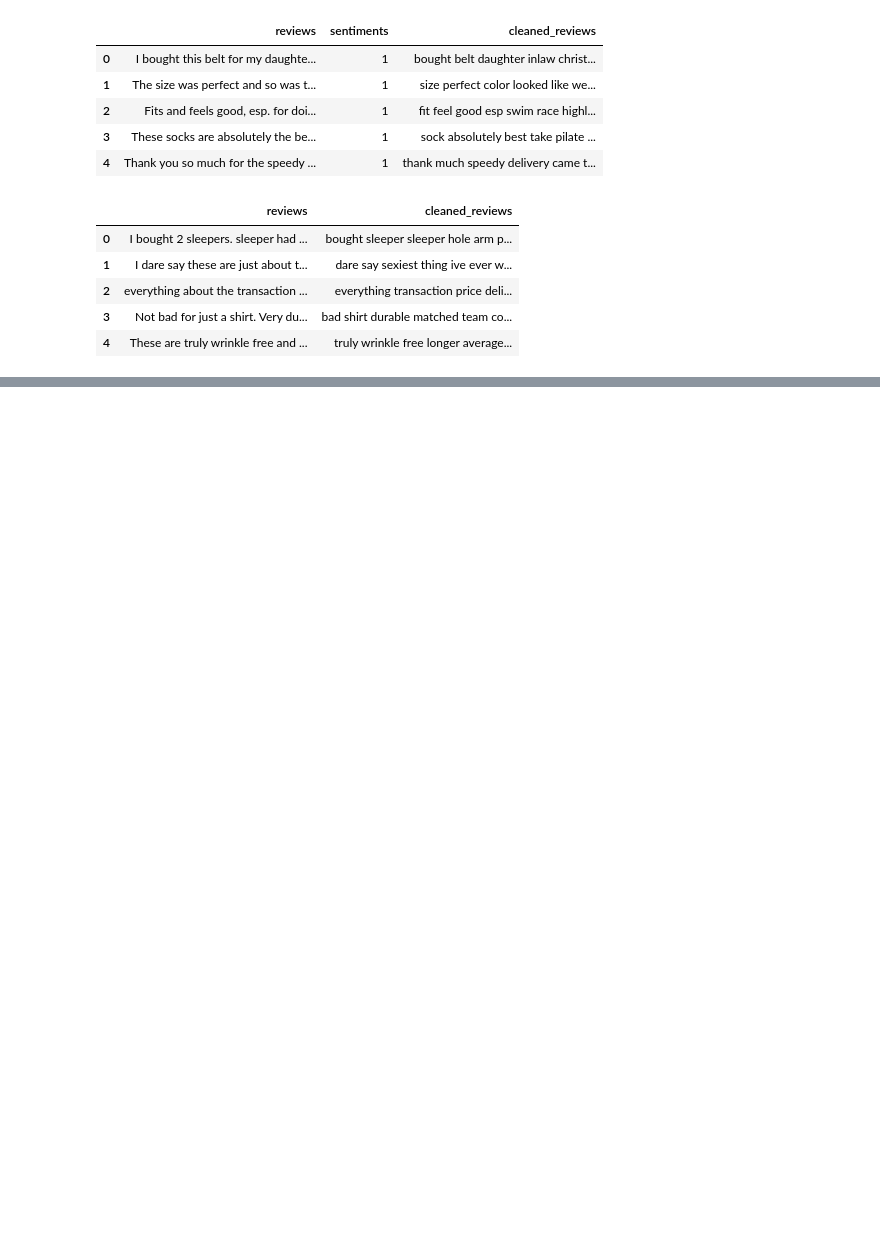
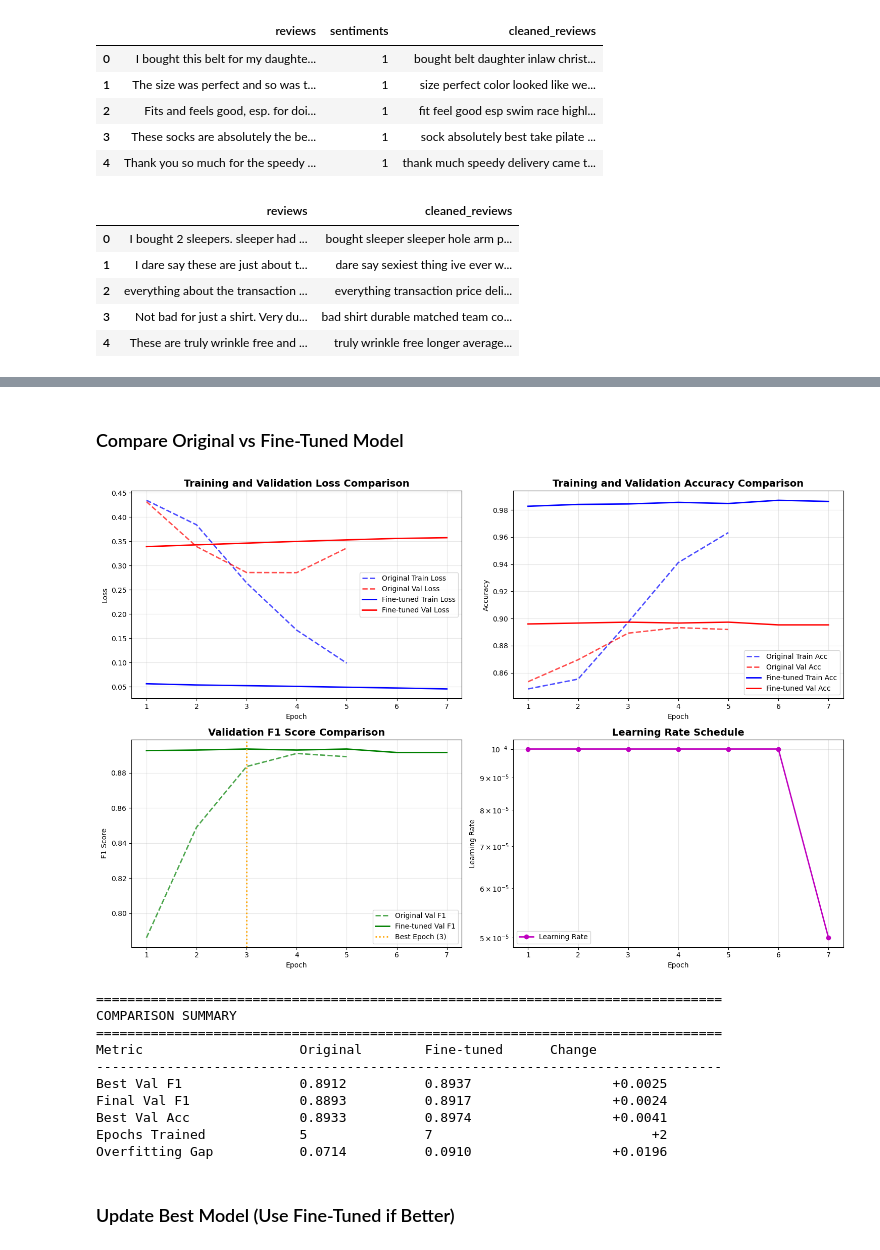
Before and after one commit to tangyinghao/Sentiment-Analysis, a Jupyter notebook: main.ipynb, the cells around one changed output, grey strips where cells are left out. Cells and saved outputs as stored; diff of their text form; code cells hidden in the pictures; blank space fills up the shorter version.

```diff
--- a/main.ipynb
+++ b/main.ipynb
@@ -140,0 +1031,78 @@ First 20 TF-IDF feature names:
+# %% [markdown]
+### Compare Original vs Fine-Tuned Model
+# %%
+# Plot comparison: Original vs Fine-tuned
+fig, axes = plt.subplots(2, 2, figsize=(15, 10))
+
+epochs_original = range(1, len(best_history['train_loss']) + 1)
+epochs_finetuned = range(1, len(fine_tuned_history['train_loss']) + 1)
+
+# Loss curves comparison
+axes[0, 0].plot(epochs_original, best_history['train_loss'], 'b--', label='Original Train Loss', linewidth=2, alpha=0.7)
+axes[0, 0].plot(epochs_original, best_history['val_loss'], 'r--', label='Original Val Loss', linewidth=2, alpha=0.7)
+axes[0, 0].plot(epochs_finetuned, fine_tuned_history['train_loss'], 'b-', label='Fine-tuned Train Loss', linewidth=2)
+axes[0, 0].plot(epochs_finetuned, fine_tuned_history['val_loss'], 'r-', label='Fine-tuned Val Loss', linewidth=2)
+axes[0, 0].set_title('Training and Validation Loss Comparison', fontsize=14, fontweight='bold')
+axes[0, 0].set_xlabel('Epoch')
+axes[0, 0].set_ylabel('Loss')
+axes[0, 0].legend()
+axes[0, 0].grid(True, alpha=0.3)
+
+# Accuracy curves comparison
+axes[0, 1].plot(epochs_original, best_history['train_acc'], 'b--', label='Original Train Acc', linewidth=2, alpha=0.7)
+axes[0, 1].plot(epochs_original, best_history['val_acc'], 'r--', label='Original Val Acc', linewidth=2, alpha=0.7)
+axes[0, 1].plot(epochs_finetuned, fine_tuned_history['train_acc'], 'b-', label='Fine-tuned Train Acc', linewidth=2)
+axes[0, 1].plot(epochs_finetuned, fine_tuned_history['val_acc'], 'r-', label='Fine-tuned Val Acc', linewidth=2)
+axes[0, 1].set_title('Training and Validation Accuracy Comparison', fontsize=14, fontweight='bold')
+axes[0, 1].set_xlabel('Epoch')
+axes[0, 1].set_ylabel('Accuracy')
+axes[0, 1].legend()
+axes[0, 1].grid(True, alpha=0.3)
+
+# F1 Score comparison
+axes[1, 0].plot(epochs_original, best_history['val_f1'], 'g--', label='Original Val F1', linewidth=2, alpha=0.7)
+axes[1, 0].plot(epochs_finetuned, fine_tuned_history['val_f1'], 'g-', label='Fine-tuned Val F1', linewidth=2)
+axes[1, 0].axvline(x=best_epoch, color='orange', linestyle=':', linewidth=2, label=f'Best Epoch ({best_epoch})')
+axes[1, 0].set_title('Validation F1 Score Comparison', fontsize=14, fontweight='bold')
+axes[1, 0].set_xlabel('Epoch')
+axes[1, 0].set_ylabel('F1 Score')
+axes[1, 0].legend()
+axes[1, 0].grid(True, alpha=0.3)
+
+# Learning rate schedule
+axes[1, 1].plot(epochs_finetuned, fine_tuned_history['learning_rates'], 'm-', label='Learning Rate', linewidth=2, marker='o')
+axes[1, 1].set_title('Learning Rate Schedule', fontsize=14, fontweight='bold')
+axes[1, 1].set_xlabel('Epoch')
+axes[1, 1].set_ylabel('Learning Rate')
+axes[1, 1].set_yscale('log')
+axes[1, 1].legend()
+axes[1, 1].grid(True, alpha=0.3)
+
+plt.tight_layout()
+plt.show()
+
+# Print summary
+print("\n" + "="*80)
+print("COMPARISON SUMMARY")
+print("="*80)
+print(f"{'Metric':<25} {'Original':<15} {'Fine-tuned':<15} {'Change':<15}")
+print("-"*80)
+print(f"{'Best Val F1':<25} {max(best_history['val_f1']):<15.4f} {fine_tuned_best_f1:<15.4f} {fine_tuned_best_f1 - max(best_history['val_f1']):>+15.4f}")
+print(f"{'Final Val F1':<25} {best_history['val_f1'][-1]:<15.4f} {fine_tuned_history['val_f1'][-1]:<15.4f} {fine_tuned_history['val_f1'][-1] - best_history['val_f1'][-1]:>+15.4f}")
+print(f"{'Best Val Acc':<25} {max(best_history['val_acc']):<15.4f} {max(fine_tuned_history['val_acc']):<15.4f} {max(fine_tuned_history['val_acc']) - max(best_history['val_acc']):>+15.4f}")
+print(f"{'Epochs Trained':<25} {len(best_history['val_f1']):<15} {len(fine_tuned_history['val_f1']):<15} {len(fine_tuned_history['val_f1']) - len(best_history['val_f1']):>+15}")
+print(f"{'Overfitting Gap':<25} {best_history['train_acc'][-1] - best_history['val_acc'][-1]:<15.4f} {fine_tuned_history['train_acc'][-1] - fine_tuned_history['val_acc'][-1]:<15.4f} {(fine_tuned_history['train_acc'][-1] - fine_tuned_history['val_acc'][-1]) - (best_history['train_acc'][-1] - best_history['val_acc'][-1]):>+15.4f}")
+# %% [output]
+[figure, added]
+================================================================================
+COMPARISON SUMMARY
+================================================================================
+Metric                    Original        Fine-tuned      Change
+--------------------------------------------------------------------------------
+Best Val F1               0.8912          0.8937                  +0.0025
+Final Val F1              0.8893          0.8917                  +0.0024
+Best Val Acc              0.8933          0.8974                  +0.0041
+Epochs Trained            5               7                            +2
+Overfitting Gap           0.0714          0.0910                  +0.0196
+# %% [markdown]
+### Update Best Model (Use Fine-Tuned if Better)
```
Also changed, not shown: parts of 37 cells of this notebook, 11 other files.
